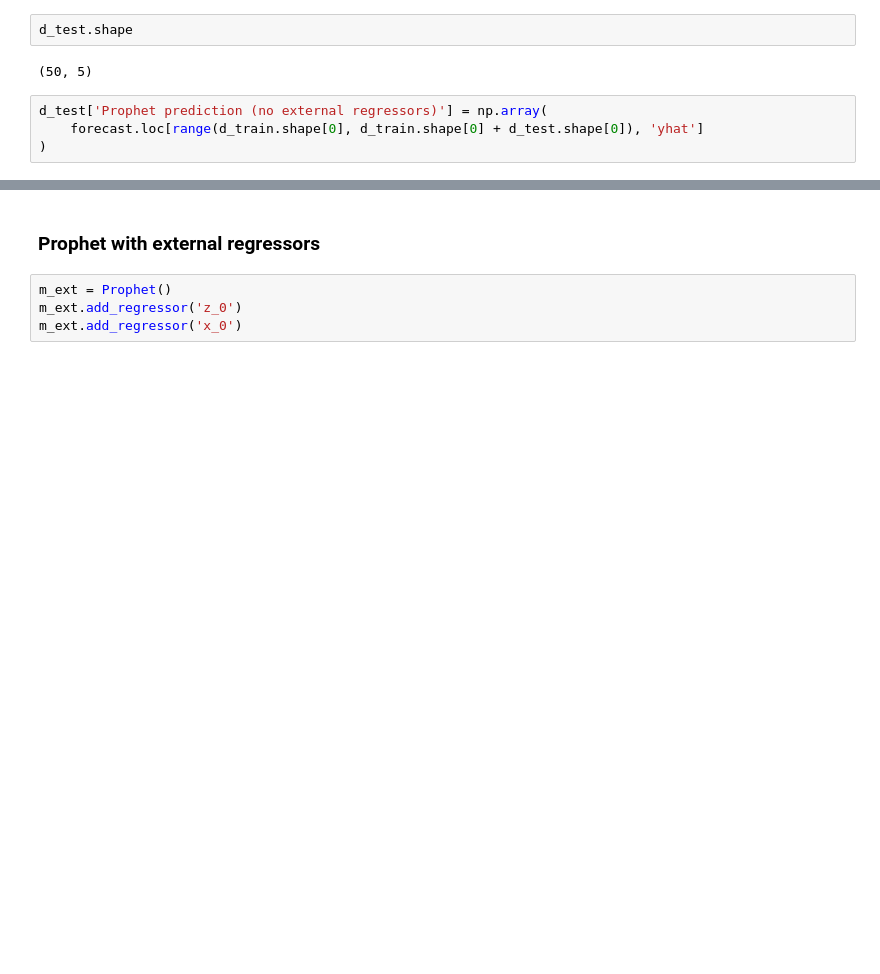
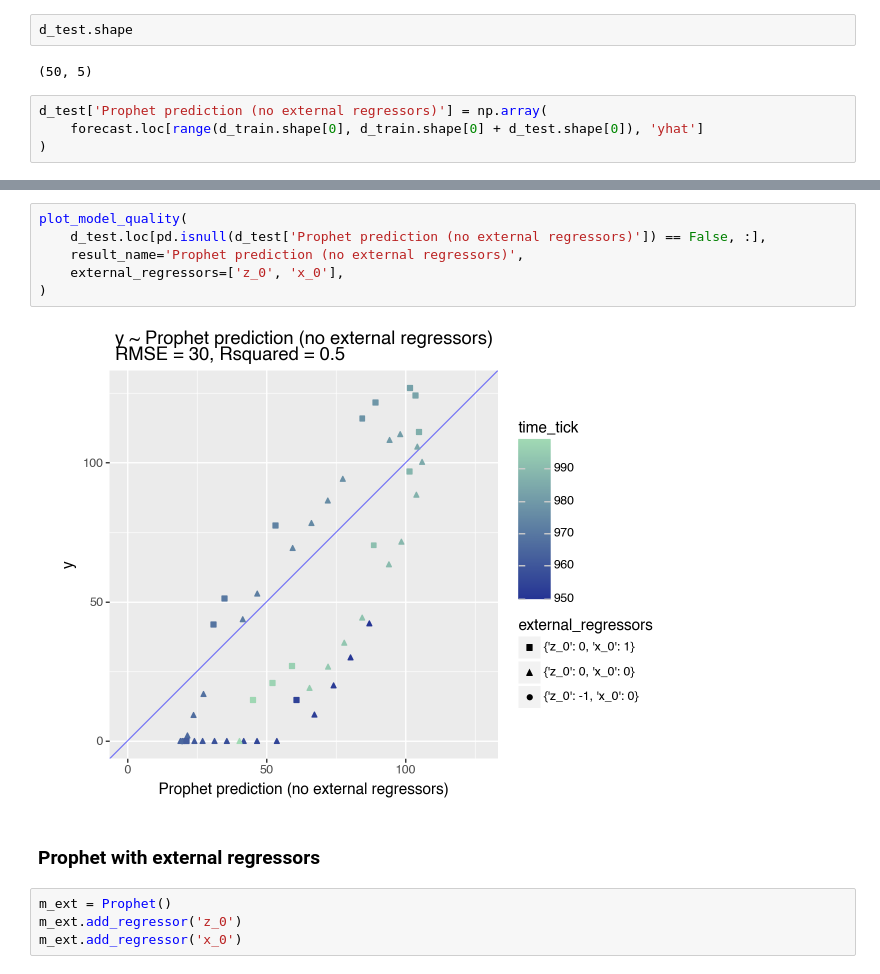
Before and after one commit to WinVector/Examples, a Jupyter notebook: TimeSeries/Prophet_example.ipynb, the cells around one changed output, grey strips where cells are left out. Cells and saved outputs as stored; diff of their text form; blank space fills up the shorter version.

```diff
--- a/TimeSeries/Prophet_example.ipynb
+++ b/TimeSeries/Prophet_example.ipynb
@@ -98,3 +99,11 @@ d_test['Prophet prediction (no external regressors)'] = np.array(
+# %%
+plot_model_quality(
+    d_test.loc[pd.isnull(d_test['Prophet prediction (no external regressors)']) == False, :],
+    result_name='Prophet prediction (no external regressors)',
+    external_regressors=['z_0', 'x_0'],
+)
+# %% [output]
+[figure, added]
 # %% [markdown]
 ### Prophet with external regressors
 # %%
```
Also changed, not shown: parts of 12 cells of this notebook, 4 other files.
